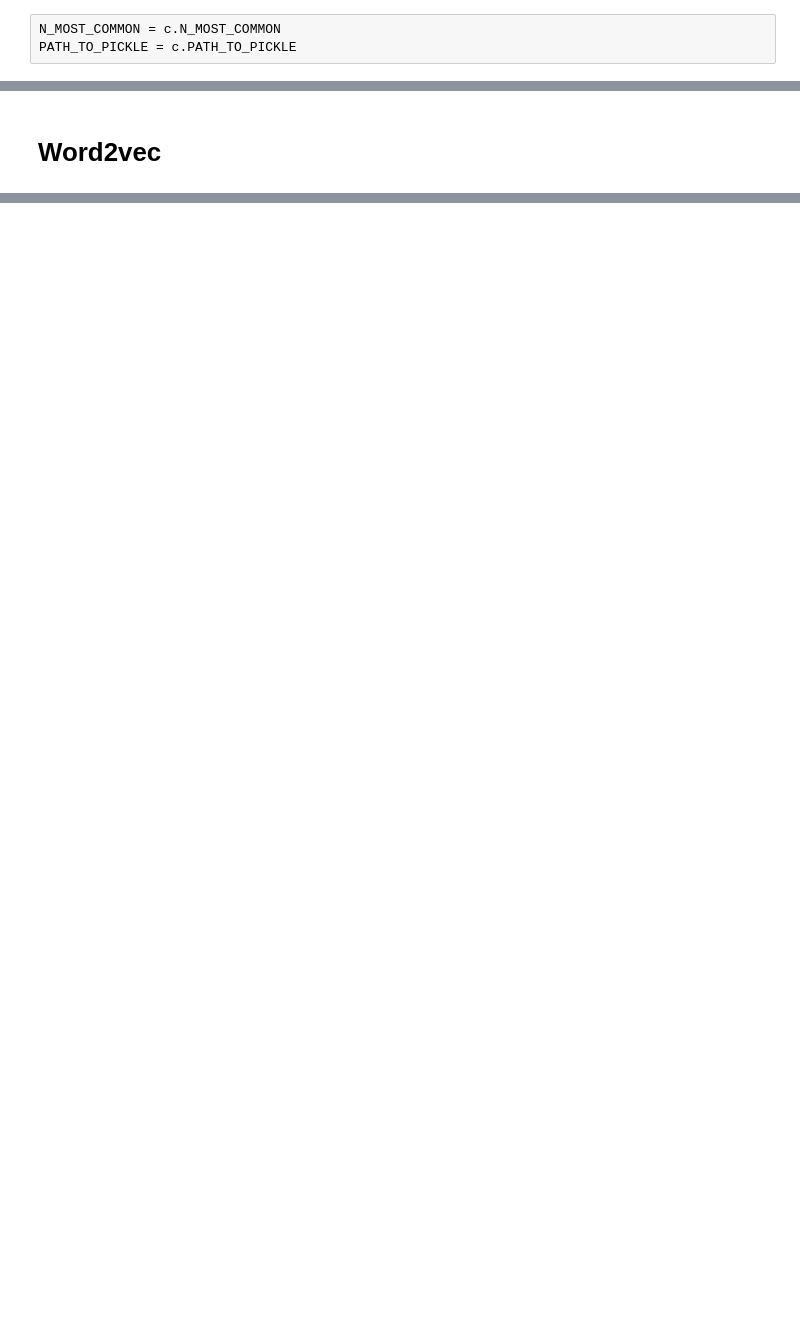
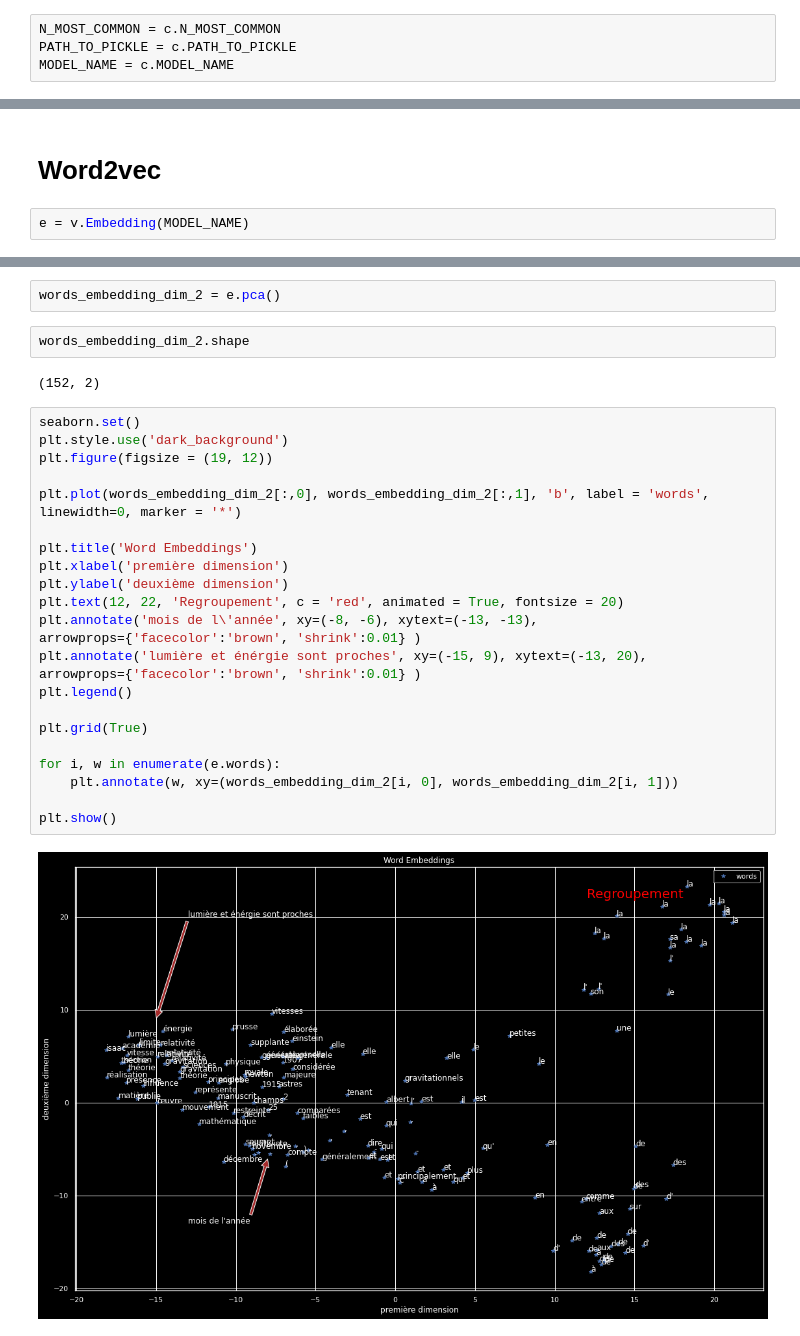
Before and after one commit to taminemelissa/quiz-generator, a Jupyter notebook: src/data/visualisation2.ipynb, the cells around one changed output, grey strips where cells are left out. Drawn from its saved outputs; the diff is of its cells as text; blank space fills up the shorter version.

Commit message:
end of visualisation

```diff
--- a/src/data/visualisation2.ipynb
+++ b/src/data/visualisation2.ipynb
@@ -20,6 +20,7 @@ except ImportError:
 # %%
 N_MOST_COMMON = c.N_MOST_COMMON
 PATH_TO_PICKLE = c.PATH_TO_PICKLE
+MODEL_NAME = c.MODEL_NAME
 # %% [markdown]
 # Exemple sur un paragraphe random
 # %%
@@ -150,2 +156,4 @@ plt.axis('off'); #le point virgule enleve des coordonnées qui s'affichent
 # %% [markdown]
 # Word2vec
+# %%
+e = v.Embedding(MODEL_NAME)
@@ -151,0 +162,31 @@ plt.axis('off'); #le point virgule enleve des coordonnées qui s'affichent
+# %%
+words_embedding_dim_2 = e.pca()
+# %%
+words_embedding_dim_2.shape
+# %% [output]
+(152, 2)
+# %%
+seaborn.set()
+plt.style.use('dark_background')
+plt.figure(figsize = (19, 12))
+
+plt.plot(words_embedding_dim_2[:,0], words_embedding_dim_2[:,1], 'b', label = 'words', linewidth=0, marker = '*')
+
+plt.title('Word Embeddings')
+plt.xlabel('première dimension')
+plt.ylabel('deuxième dimension')
+plt.text(12, 22, 'Regroupement', c = 'red', animated = True, fontsize = 20)
+plt.annotate('mois de l\'année', xy=(-8, -6), xytext=(-13, -13),
+arrowprops={'facecolor':'brown', 'shrink':0.01} )
+plt.annotate('lumière et énérgie sont proches', xy=(-15, 9), xytext=(-13, 20),
+arrowprops={'facecolor':'brown', 'shrink':0.01} )
+plt.legend()
+
+plt.grid(True)
+
+for i, w in enumerate(e.words):
+    plt.annotate(w, xy=(words_embedding_dim_2[i, 0], words_embedding_dim_2[i, 1]))
+
+plt.show()
+# %% [output]
+[figure, added]
```
Also changed, not shown: parts of 13 cells of this notebook, 2 other files.
